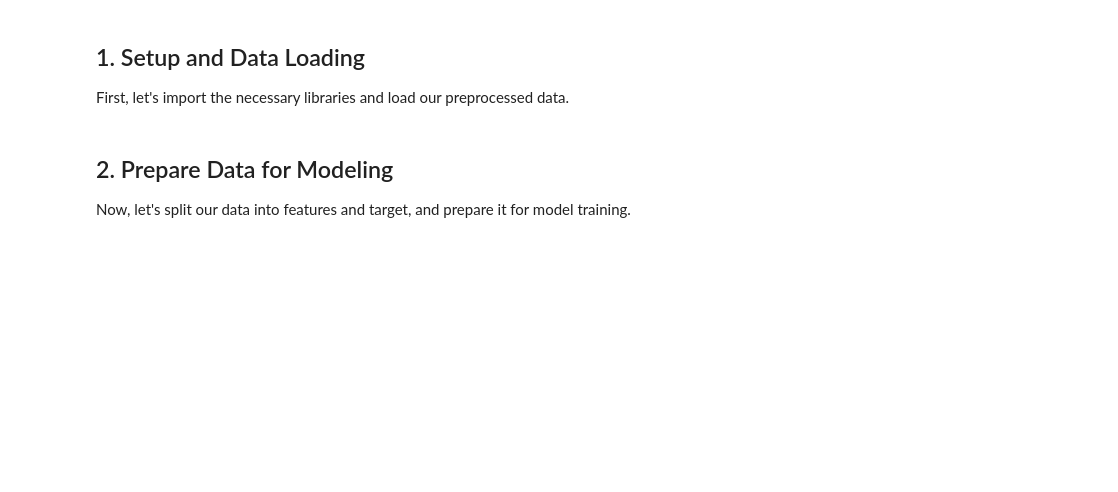
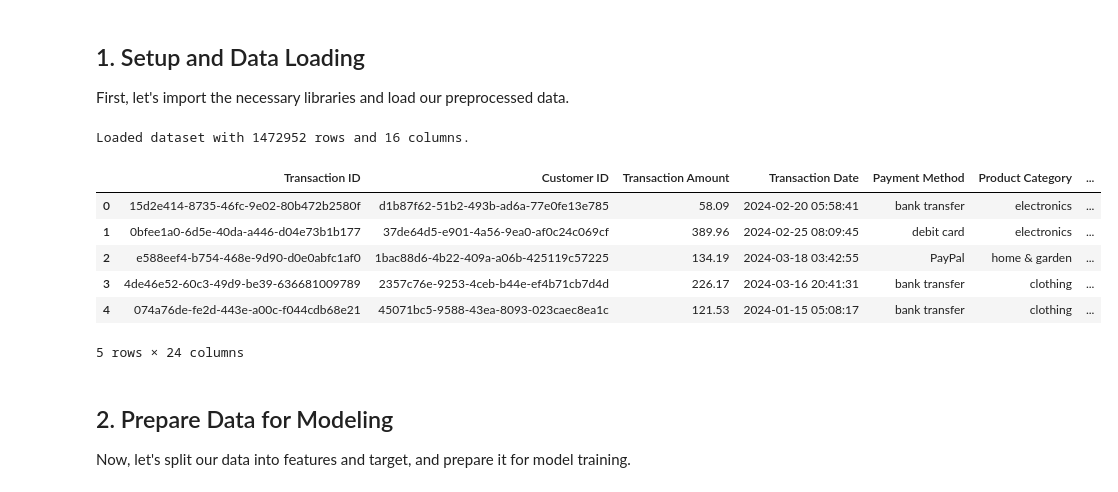
Before and after one commit to zahemen9900/ecomm-fraud-detection, a Jupyter notebook: notebooks/02_baseline_model_development.ipynb, the cells around one changed output. Saved outputs shown, nothing was run; the diff lists cells and outputs as text; code cells hidden in the pictures; blank space fills up the shorter version.

```diff
--- a/notebooks/02_baseline_model_development.ipynb
+++ b/notebooks/02_baseline_model_development.ipynb
@@ -67,22 +67,31 @@ sns.set_context("notebook", font_scale=1.2)
 # %%
 # Load the data
 data_path = get_data_path()
 file_paths = [
     os.path.join(data_path, 'Fraudulent_E-Commerce_Transaction_Data.csv'),
     os.path.join(data_path, 'Fraudulent_E-Commerce_Transaction_Data_2.csv')
 ]
 
 # For initial model development, we'll use the smaller dataset
 # In production, you would use the full dataset
-df = load_data(file_paths[1])
+df = load_data(file_paths[0])
 print(f"Loaded dataset with {df.shape[0]} rows and {df.shape[1]} columns.")
 
 # Clean and preprocess
 df_cleaned = clean_data(df)
 df_engineered = engineer_features(df_cleaned)
 
 # Display the first few rows to verify preprocessing
 df_engineered.head()
+# %% [output]
+Loaded dataset with 1472952 rows and 16 columns.
+|  | Transaction ID | Customer ID | Transaction Amount | Transaction Date | Payment Method | Product Category | ... |
+| 0 | 15d2e414-8735-46fc-9e02-80b472b2580f | d1b87f62-51b2-493b-ad6a-77e0fe13e785 | 58.09 | 2024-02-20 05:58:41 | bank transfer | electronics | ... |
+| 1 | 0bfee1a0-6d5e-40da-a446-d04e73b1b177 | 37de64d5-e901-4a56-9ea0-af0c24c069cf | 389.96 | 2024-02-25 08:09:45 | debit card | electronics | ... |
+| 2 | e588eef4-b754-468e-9d90-d0e0abfc1af0 | 1bac88d6-4b22-409a-a06b-425119c57225 | 134.19 | 2024-03-18 03:42:55 | PayPal | home & garden | ... |
+| 3 | 4de46e52-60c3-49d9-be39-636681009789 | 2357c76e-9253-4ceb-b44e-ef4b71cb7d4d | 226.17 | 2024-03-16 20:41:31 | bank transfer | clothing | ... |
+| 4 | 074a76de-fe2d-443e-a00c-f044cdb68e21 | 45071bc5-9588-43ea-8093-023caec8ea1c | 121.53 | 2024-01-15 05:08:17 | bank transfer | clothing | ... |
+5 rows × 24 columns
 # %% [markdown]
 ## 2. Prepare Data for Modeling
 
```
Also changed, not shown: parts of 8 cells of this notebook, 2 other files.
